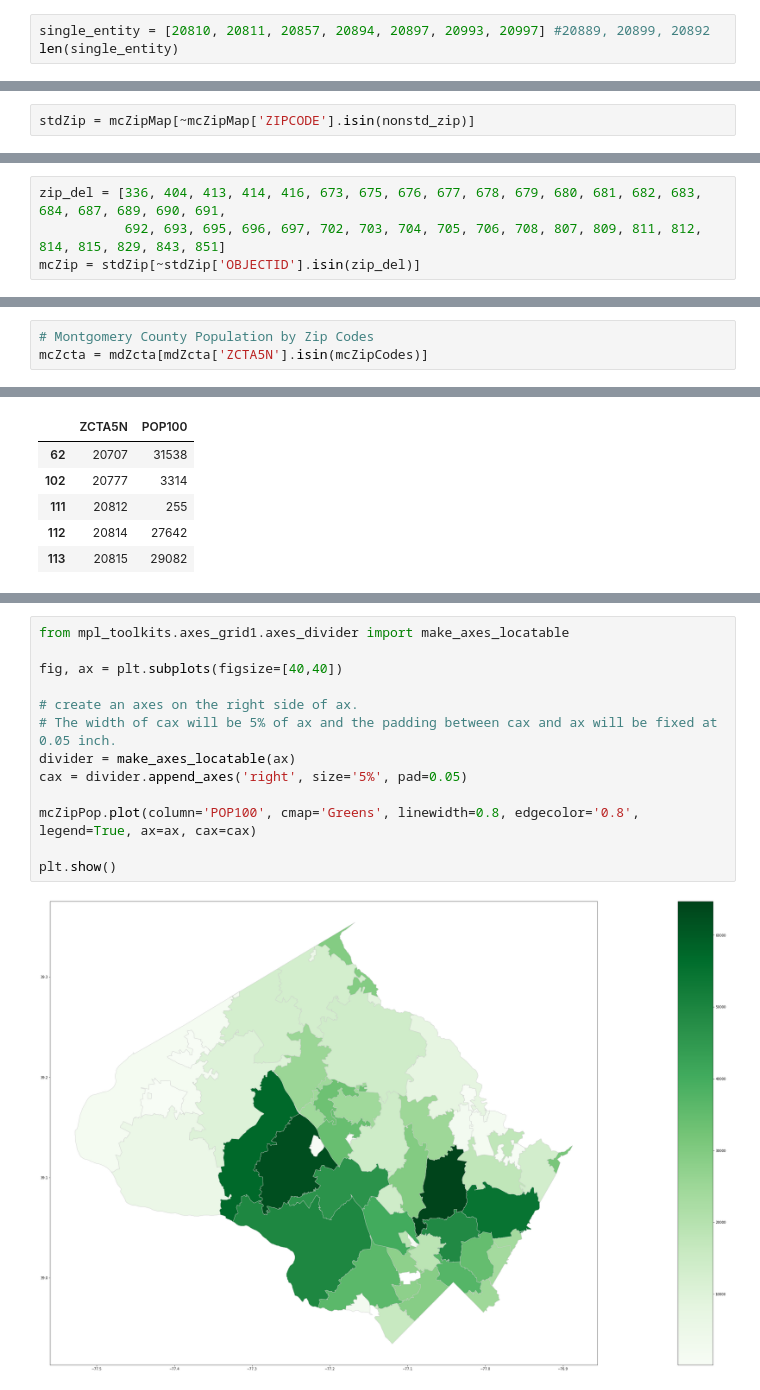
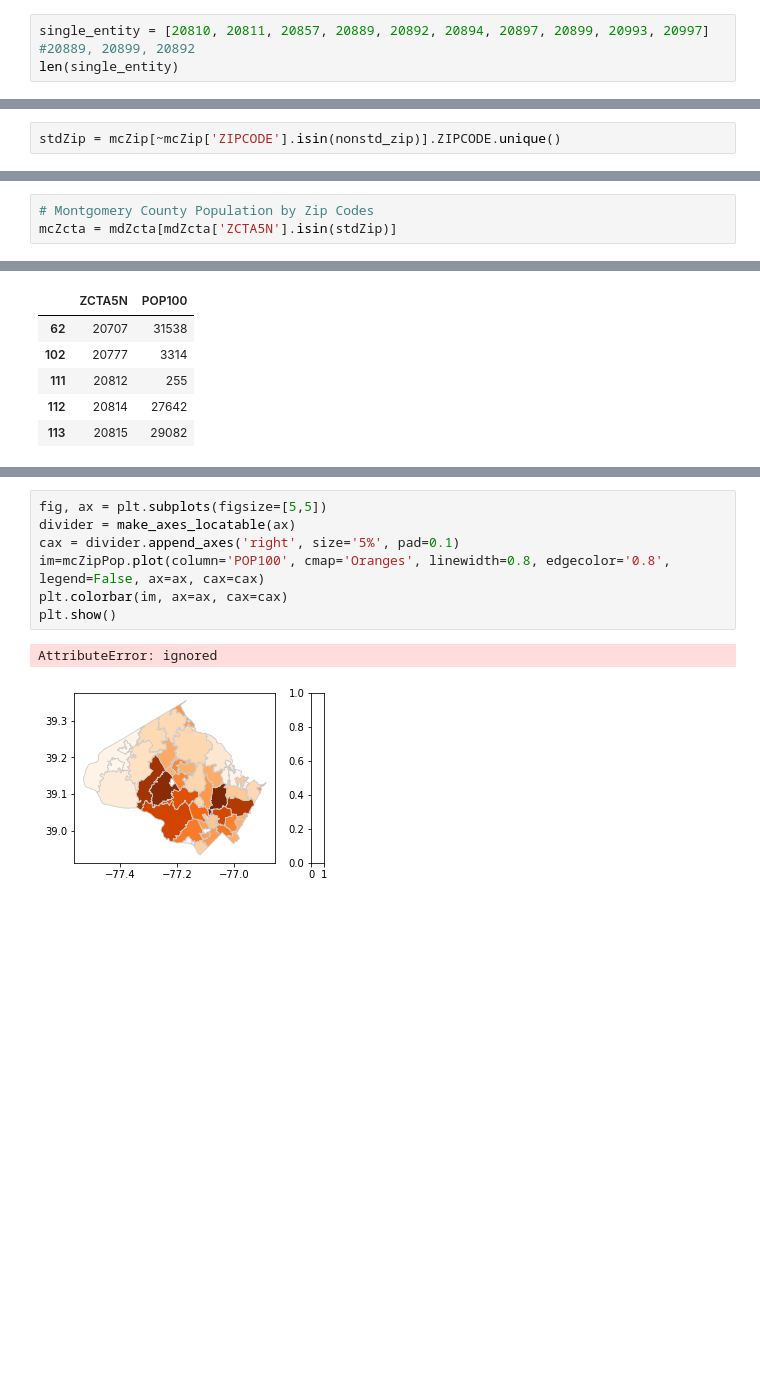
Before and after one commit to dspark0419/DATA-205, a Jupyter notebook: Project_Map.ipynb, the cells around one changed output, grey strips where cells are left out. Saved outputs shown, nothing was run; the diff lists cells and outputs as text; blank space fills up the shorter version.

```diff
--- a/Project_Map.ipynb
+++ b/Project_Map.ipynb
@@ -119,4 +276,4 @@ len(pobox)
 # %%
-single_entity = [20810, 20811, 20857, 20894, 20897, 20993, 20997] #20889, 20899, 20892
+single_entity = [20810, 20811, 20857, 20889, 20892, 20894, 20897, 20899, 20993, 20997] #20889, 20899, 20892
 len(single_entity)
 # %% [output]
@@ -124,4 +281,4 @@ len(single_entity)
 # %%
 nonstd_zip = pobox + single_entity
 # %%
-stdZip = mcZipMap[~mcZipMap['ZIPCODE'].isin(nonstd_zip)]
+stdZip = mcZip[~mcZip['ZIPCODE'].isin(nonstd_zip)].ZIPCODE.unique()
@@ -296,6 +285,2 @@ stdZip[stdZip['ZIPCODE'] == 20874]
 # %% [markdown]
 ## **MC Populations by Zip Codes**
-# %%
-zip_del = [336, 404, 413, 414, 416, 673, 675, 676, 677, 678, 679, 680, 681, 682, 683, 684, 687, 689, 690, 691,
-           692, 693, 695, 696, 697, 702, 703, 704, 705, 706, 708, 807, 809, 811, 812, 814, 815, 829, 843, 851]
-mcZip = stdZip[~stdZip['OBJECTID'].isin(zip_del)]
@@ -333,6 +287,6 @@ mcZipCodes.shape
 # %%
 # Montgomery County Population by Zip Codes
-mcZcta = mdZcta[mdZcta['ZCTA5N'].isin(mcZipCodes)]
+mcZcta = mdZcta[mdZcta['ZCTA5N'].isin(stdZip)]
 # %%
 mcZcta['ZCTA5N'].unique()
 # %% [output]
@@ -392,15 +403,10 @@ Name: POP100, dtype: float64
 # %%
-from mpl_toolkits.axes_grid1.axes_divider import make_axes_locatable
-
-fig, ax = plt.subplots(figsize=[40,40])
-
-# create an axes on the right side of ax.
-# The width of cax will be 5% of ax and the padding between cax and ax will be fixed at 0.05 inch.
+fig, ax = plt.subplots(figsize=[5,5])
 divider = make_axes_locatable(ax)
-cax = divider.append_axes('right', size='5%', pad=0.05)
-
-mcZipPop.plot(column='POP100', cmap='Greens', linewidth=0.8, edgecolor='0.8', legend=True, ax=ax, cax=cax)
-
+cax = divider.append_axes('right', size='5%', pad=0.1)
+im=mcZipPop.plot(column='POP100', cmap='Oranges', linewidth=0.8, edgecolor='0.8', legend=False, ax=ax, cax=cax)
+plt.colorbar(im, ax=ax, cax=cax)
 plt.show()
 # %% [output]
+AttributeError: ignored
-[figure, old version]
+[figure, new version]
```
Also changed, not shown: parts of 77 cells of this notebook.
